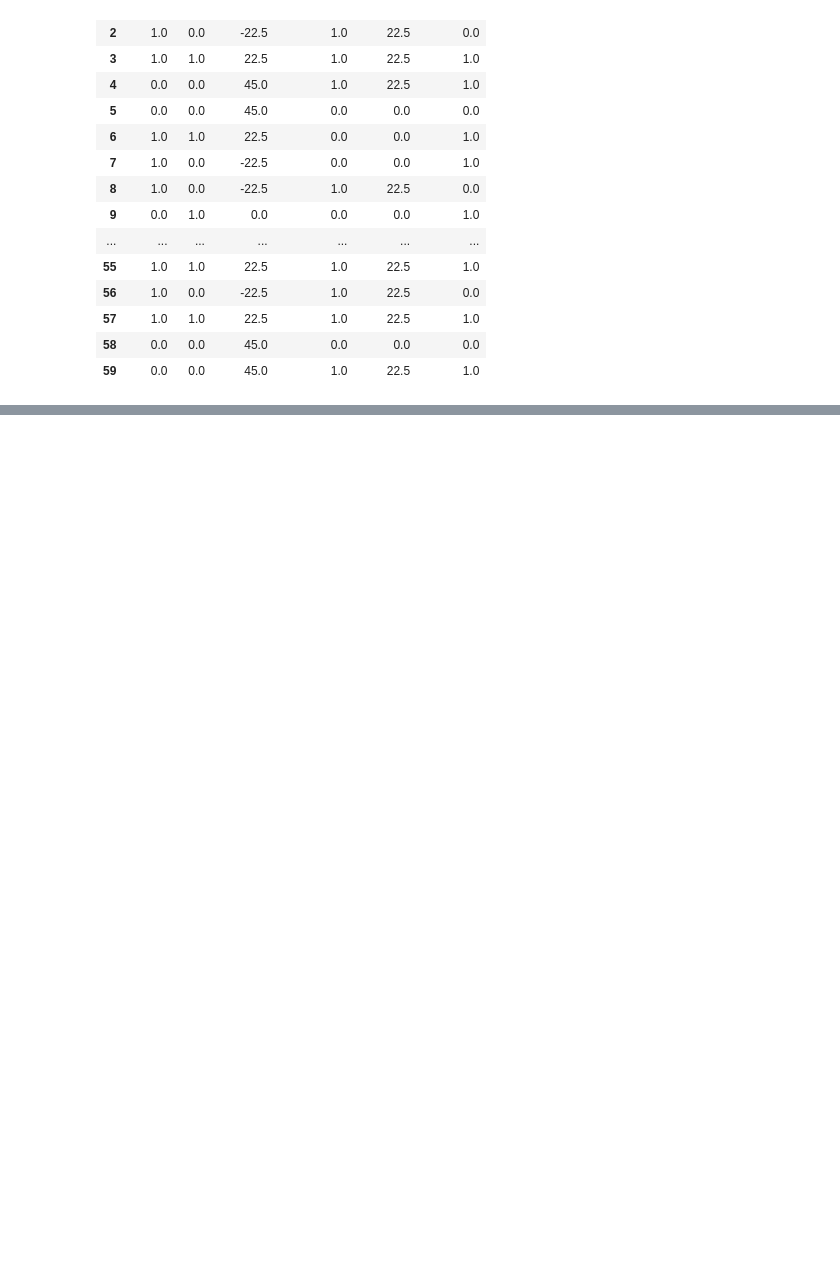
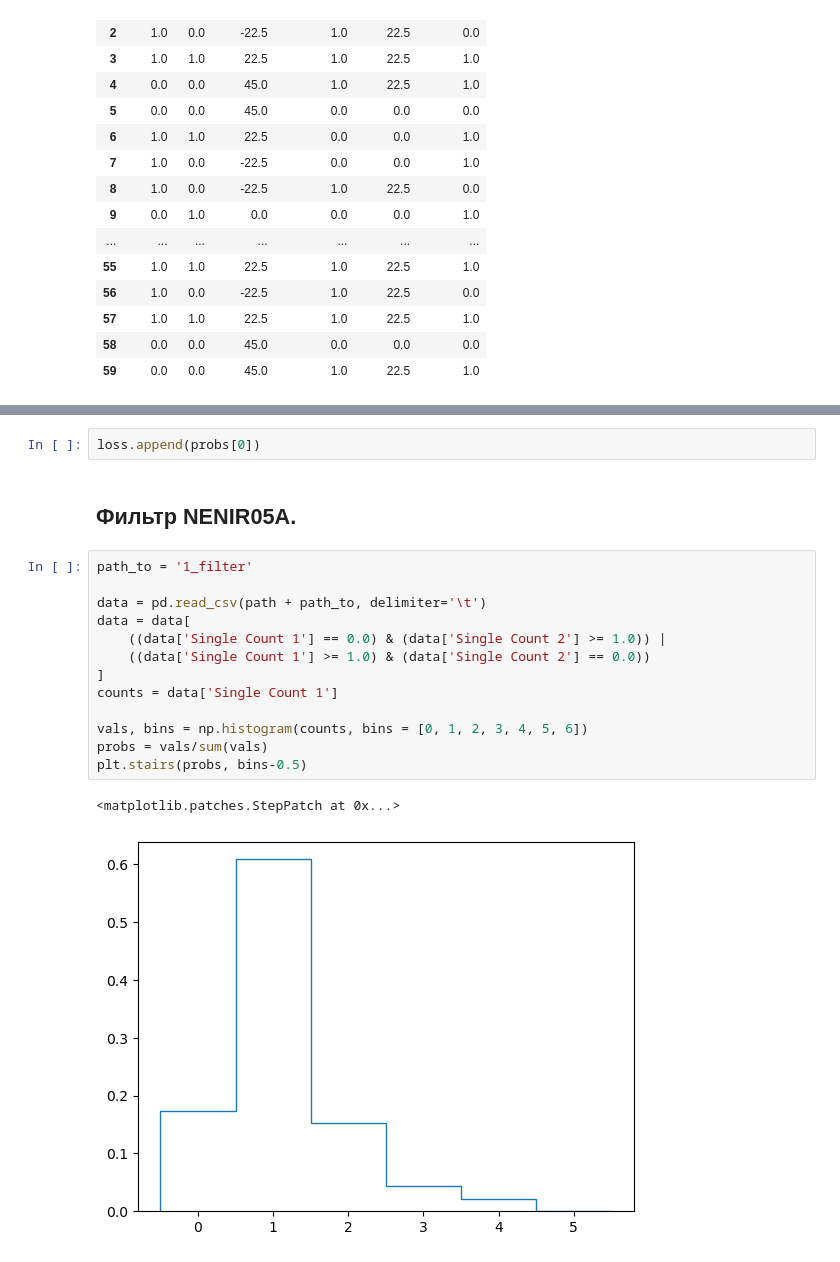
Before and after one commit to robikgrin/9-sem-praks, a Jupyter notebook: crypto/crypto.ipynb, the cells around one changed output, grey strips where cells are left out. Saved outputs shown, nothing was run; the diff lists cells and outputs as text; blank space fills up the shorter version.

```diff
--- a/crypto/crypto.ipynb
+++ b/crypto/crypto.ipynb
@@ -176,0 +276,20 @@ data
+# %%
+loss.append(probs[0])
+# %% [markdown]
+## Фильтр NENIR05A.
+# %%
+path_to = '1_filter'
+
+data = pd.read_csv(path + path_to, delimiter='\t')
+data = data[
+    ((data['Single Count 1'] == 0.0) & (data['Single Count 2'] >= 1.0)) |
+    ((data['Single Count 1'] >= 1.0) & (data['Single Count 2'] == 0.0))
+]
+counts = data['Single Count 1']
+
+vals, bins = np.histogram(counts, bins = [0, 1, 2, 3, 4, 5, 6])
+probs = vals/sum(vals)
+plt.stairs(probs, bins-0.5)
+# %% [output]
+<matplotlib.patches.StepPatch at 0x...>
+[figure, added]
```
Also changed, not shown: parts of 28 cells of this notebook, 28 other files.
